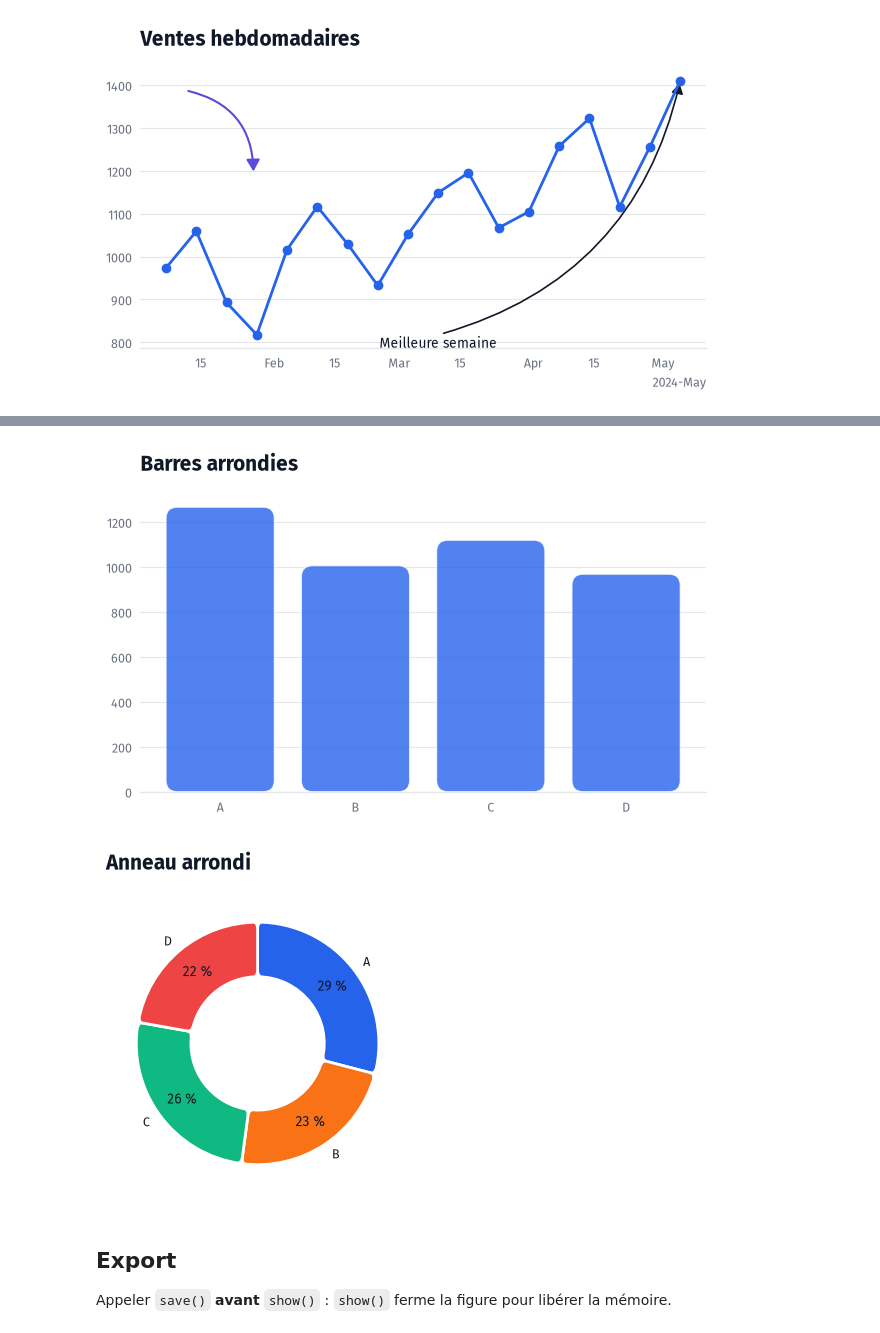
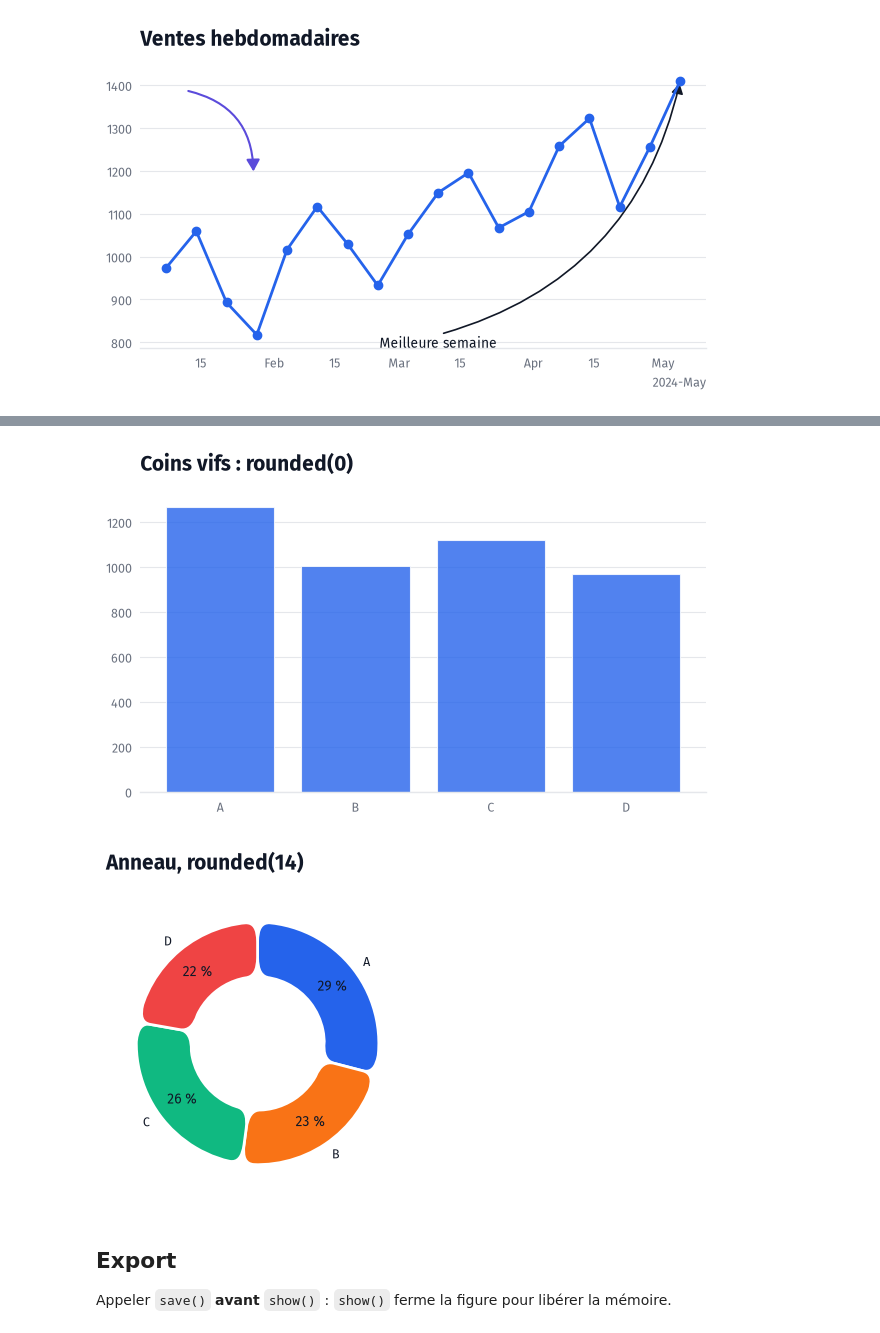
Before and after one commit to Mr-KAM/plutovizu, a Jupyter notebook: examples/10_mise_en_forme.ipynb, the cells around one changed output, grey strips where cells are left out. Cells and saved outputs as stored; diff of their text form; code cells hidden in the pictures.

Commit message:
round par defaut

```diff
--- a/examples/10_mise_en_forme.ipynb
+++ b/examples/10_mise_en_forme.ipynb
@@ -215,19 +215,19 @@ with plt.rc_context():
 # %%
 (Chart(par_categorie)
     .bar('categorie', 'ventes')
-    .rounded(8)
-    .title('Barres arrondies')
+    .rounded(0)
+    .title('Coins vifs : rounded(0)')
     .tight_layout()
     .show())
 
 (Chart(par_categorie)
     .donut('ventes', labels='categorie')
-    .rounded(5)
-    .title('Anneau arrondi')
+    .rounded(14)
+    .title('Anneau, rounded(14)')
     .show())
 # %% [output]
-[figure, old version]
+[figure, new version]
-[figure, old version]
+[figure, new version]
 # %% [markdown]
 ## Export
 
```
Also changed, not shown: parts of 7 cells of this notebook, 40 other files.
